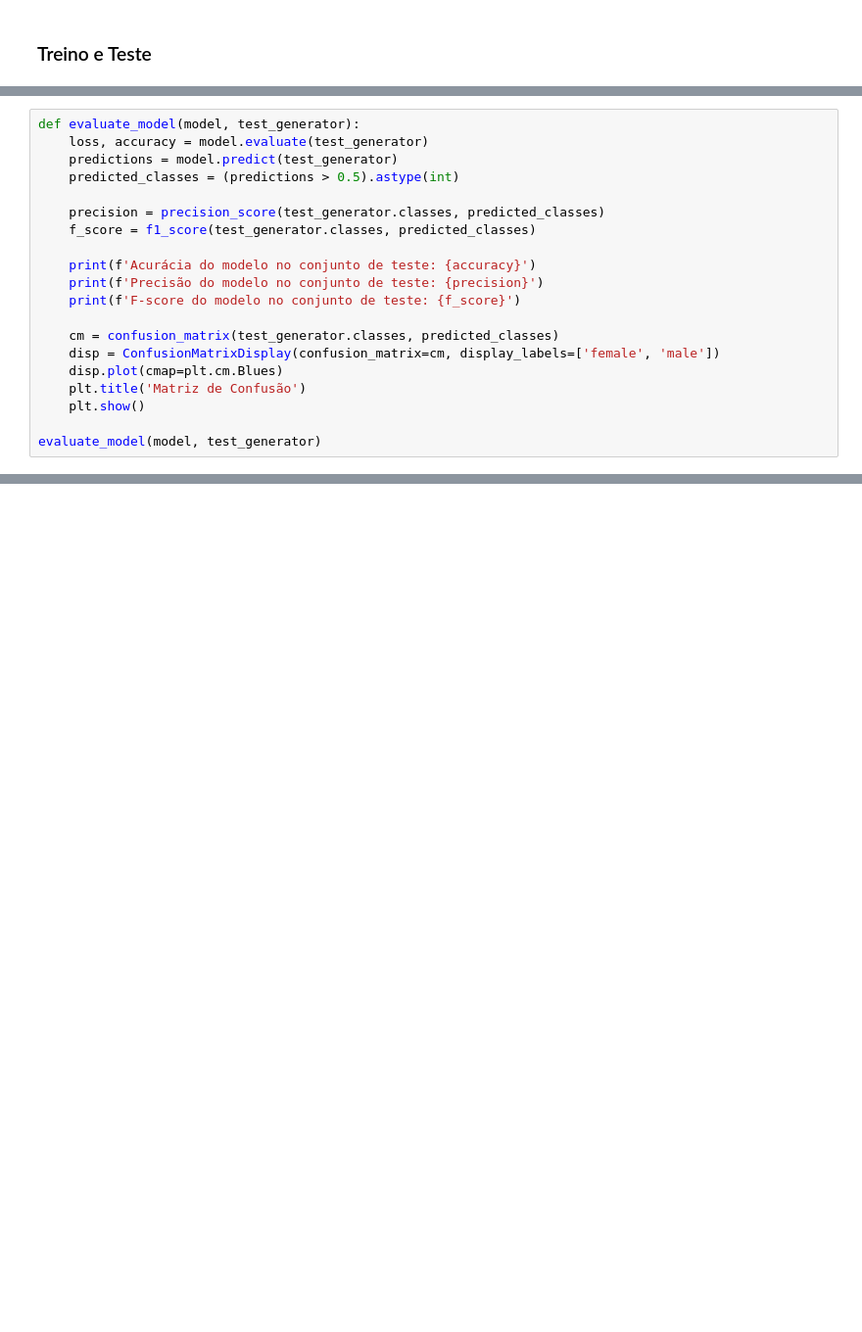
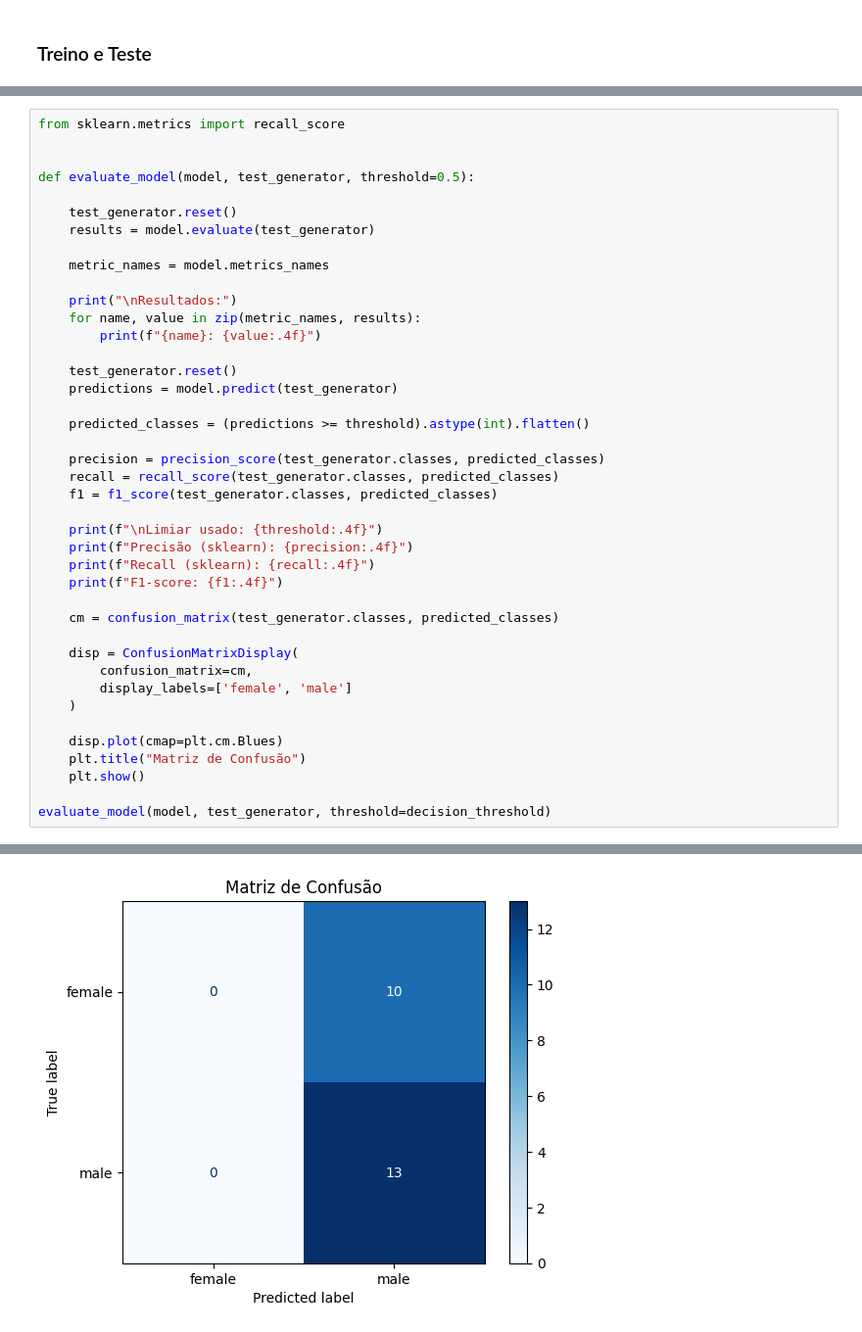
Before and after one commit to a-mendes/cockatiel-gender-identification-cnn, a Jupyter notebook: Identificação_de_Gênero_em_Calopstas.ipynb, the cells around one changed output, grey strips where cells are left out. Shown at 98% size. Cells and saved outputs as stored; diff of their text form; blank space fills up the shorter version.

```diff
--- a/Identificação_de_Gênero_em_Calopstas.ipynb
+++ b/Identificação_de_Gênero_em_Calopstas.ipynb
@@ -228,20 +345,42 @@ plot_acuracy(history)
 # %%
-def evaluate_model(model, test_generator):
-    loss, accuracy = model.evaluate(test_generator)
+from sklearn.metrics import recall_score
+
+
+def evaluate_model(model, test_generator, threshold=0.5):
+
+    test_generator.reset()
+    results = model.evaluate(test_generator)
+
+    metric_names = model.metrics_names
+
+    print("\nResultados:")
+    for name, value in zip(metric_names, results):
+        print(f"{name}: {value:.4f}")
+
+    test_generator.reset()
     predictions = model.predict(test_generator)
-    predicted_classes = (predictions > 0.5).astype(int)
+
+    predicted_classes = (predictions >= threshold).astype(int).flatten()
 
     precision = precision_score(test_generator.classes, predicted_classes)
-    f_score = f1_score(test_generator.classes, predicted_classes)
+    recall = recall_score(test_generator.classes, predicted_classes)
+    f1 = f1_score(test_generator.classes, predicted_classes)
 
-    print(f'Acurácia do modelo no conjunto de teste: {accuracy}')
-    print(f'Precisão do modelo no conjunto de teste: {precision}')
-    print(f'F-score do modelo no conjunto de teste: {f_score}')
+    print(f"\nLimiar usado: {threshold:.4f}")
+    print(f"Precisão (sklearn): {precision:.4f}")
+    print(f"Recall (sklearn): {recall:.4f}")
+    print(f"F1-score: {f1:.4f}")
 
     cm = confusion_matrix(test_generator.classes, predicted_classes)
-    disp = ConfusionMatrixDisplay(confusion_matrix=cm, display_labels=['female', 'male'])
+
+    disp = ConfusionMatrixDisplay(
+        confusion_matrix=cm,
+        display_labels=['female', 'male']
+    )
+
     disp.plot(cmap=plt.cm.Blues)
-    plt.title('Matriz de Confusão')
+    plt.title("Matriz de Confusão")
     plt.show()
 
-evaluate_model(model, test_generator)
+evaluate_model(model, test_generator, threshold=decision_threshold)
+# %% [output]
@@ -248,2 +397,3 @@ evaluate_model(model, test_generator)
+[figure, added]
 # %%
 
```
Also changed, not shown: parts of 14 cells of this notebook.
